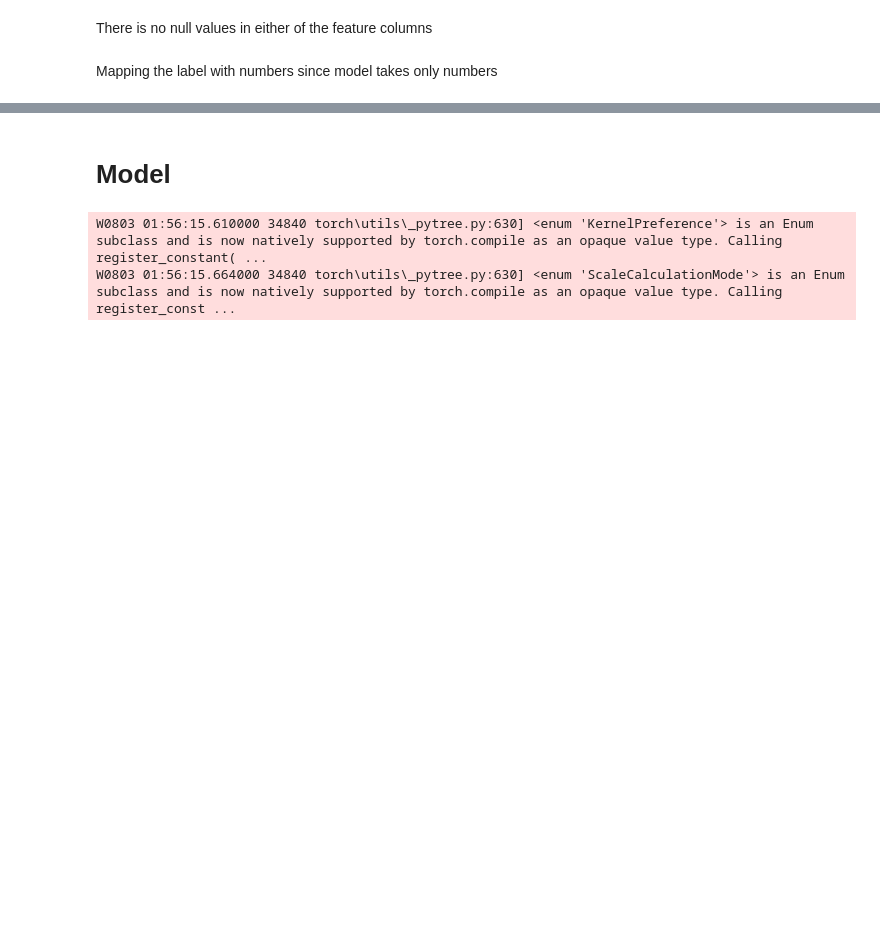
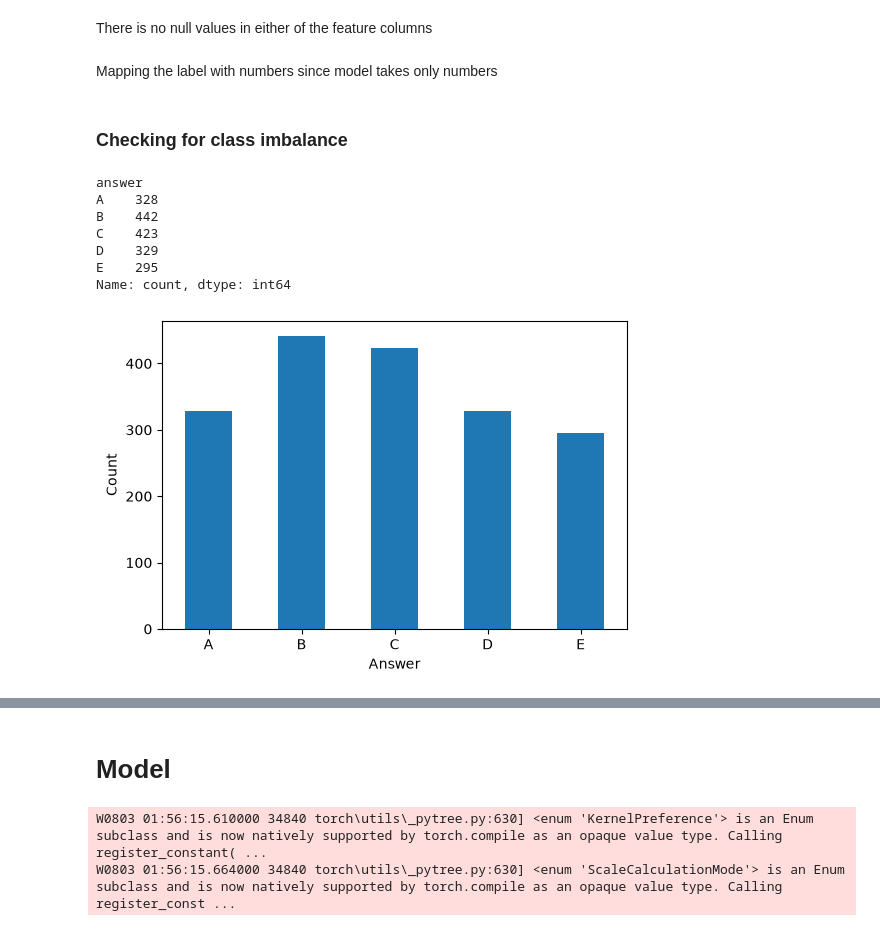
Before and after one commit to Bireswar-Sett/DL_genAI_2026, a Jupyter notebook: DL-24F2001551-notebook-t22026.ipynb, the cells around one changed output, grey strips where cells are left out. Cells and saved outputs as stored; diff of their text form; code cells hidden in the pictures; blank space fills up the shorter version.

```diff
--- a/DL-24F2001551-notebook-t22026.ipynb
+++ b/DL-24F2001551-notebook-t22026.ipynb
@@ -234,3 +236,25 @@ mapping = {
 }
 
 train["label"] = train["answer"].map(mapping)
+# %% [markdown]
+### Checking for class imbalance
+# %%
+print(train["answer"].value_counts().sort_index())
+train["answer"].value_counts().sort_index().plot(
+    kind="bar",
+    figsize=(6, 4)
+)
+
+plt.xticks(rotation=0)
+plt.xlabel("Answer")
+plt.ylabel("Count")
+plt.show()
+# %% [output]
+answer
+A    328
+B    442
+C    423
+D    329
+E    295
+Name: count, dtype: int64
+[figure, added]
```
Also changed, not shown: parts of 28 cells of this notebook, 1 other file.
